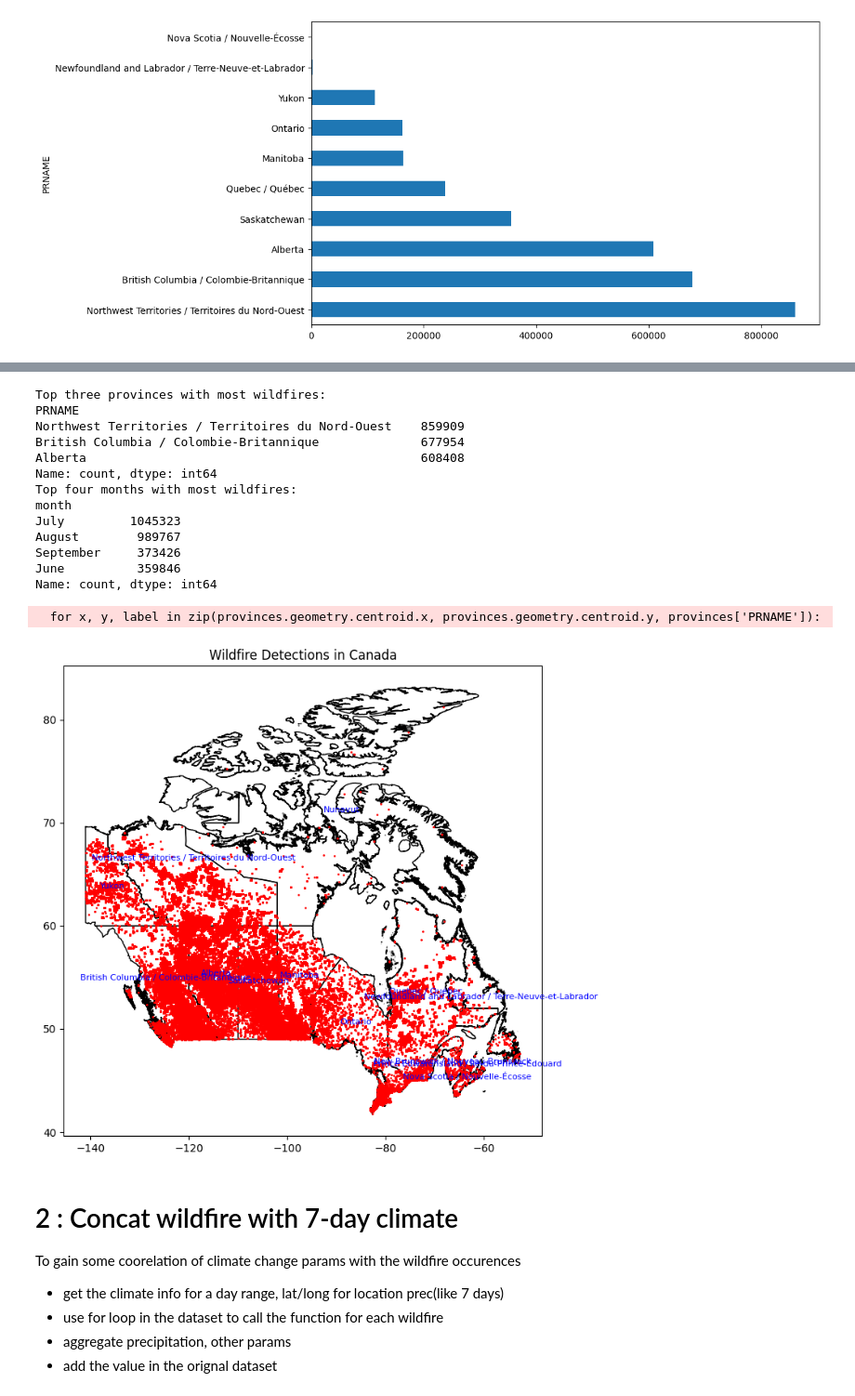
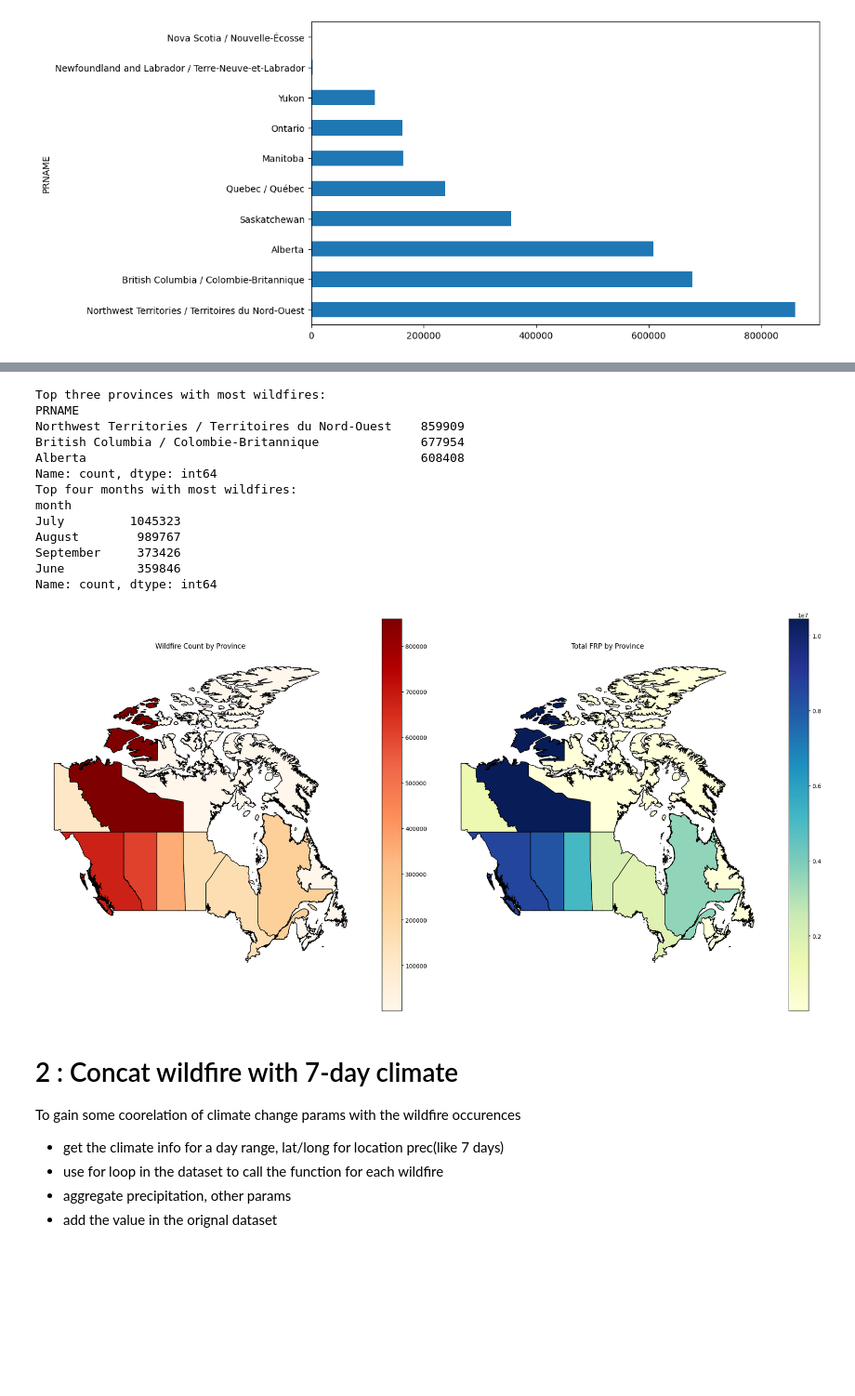
Before and after one commit to aryanballani/orbitx_data, a Jupyter notebook: initial_EDA.ipynb, the cells around one changed output, grey strips where cells are left out. Shown: that part at 93% size. Cells and saved outputs as stored; diff of their text form; code cells hidden in the pictures; blank space fills up the shorter version.

Commit message:
plot

```diff
--- a/initial_EDA.ipynb
+++ b/initial_EDA.ipynb
@@ -265,44 +265,69 @@ fire_with_province.groupby('PRNAME').sum('frp').sort_values(by='frp', ascending=
 # Step 5: Group by province to get counts of fire detections per province
 # Adjust 'NAME' to the appropriate column name in your provinces shapefile if different.
 top_provinces = fire_with_province['PRNAME'].value_counts().head(3)
 print("Top three provinces with most wildfires:")
 print(top_provinces)
 
 # Step 6: Extract the month name from the acquisition date for temporal analysis
 NOAA_20_data['month'] = NOAA_20_data['acq_date'].dt.month_name()
 
 # Count the number of fire events per month and get the top four months
 top_months = NOAA_20_data['month'].value_counts().head(4)
 print("Top four months with most wildfires:")
 print(top_months)
 
-# Optional: Plotting the fire locations for a visual check (e.g., using a simple plot)
-fig, ax = plt.subplots(figsize=(10, 8))
-provinces.plot(ax=ax, color='none', edgecolor='black')
-fire_gdf.plot(ax=ax, markersize=1, color='red')
+# Color code provinces based on the number of wildfires and FRP
+# Aggregate wildfire counts and FRP by province
+province_stats = fire_with_province.groupby('PRNAME').agg(
+    wildfire_count=('geometry', 'count'),
+    total_frp=('frp', 'sum')
+).reset_index()
 
-# Add province names to the plot
-for x, y, label in zip(provinces.geometry.centroid.x, provinces.geometry.centroid.y, provinces['PRNAME']):
-    ax.text(x, y, label, fontsize=8, ha='center', color='blue')
+# Merge the stats back with the provinces GeoDataFrame
+provinces = provinces.merge(province_stats, on='PRNAME', how='left')
 
-plt.title("Wildfire Detections in Canada")
-plt.show()
+# Plot provinces color-coded by wildfire count
+fig, ax = plt.subplots(1, 2, figsize=(20, 10))
+
+provinces.plot(
+    column='wildfire_count',
+    cmap='OrRd',
+    legend=True,
+    ax=ax[0],
+    edgecolor='black'
+)
+ax[0].set_title("Wildfire Count by Province")
+ax[0].axis('off')
+
+# Plot provinces color-coded by total FRP
+provinces.plot(
+    column='total_frp',
+    cmap='YlGnBu',
+    legend=True,
+    ax=ax[1],
+    edgecolor='black'
+)
+ax[1].set_title("Total FRP by Province")
+ax[1].axis('off')
+
+plt.tight_layout()
+# Save the plot as a PNG file
+fig.savefig("wildfire_analysis.png", dpi=300)
 # %% [output]
 Top three provinces with most wildfires:
 PRNAME
 Northwest Territories / Territoires du Nord-Ouest    859909
 British Columbia / Colombie-Britannique              677954
 Alberta                                              608408
 Name: count, dtype: int64
 Top four months with most wildfires:
 month
 July         1045323
 August        989767
 September     373426
 June          359846
 Name: count, dtype: int64
-  for x, y, label in zip(provinces.geometry.centroid.x, provinces.geometry.centroid.y, provinces['PRNAME']):
-[figure, old version]
+[figure, new version]
 # %% [markdown]
 # 2 : Concat wildfire with 7-day climate
 
```
Also changed, not shown: parts of 1 cell of this notebook.
